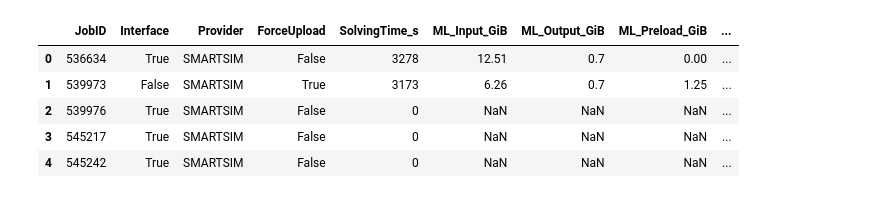
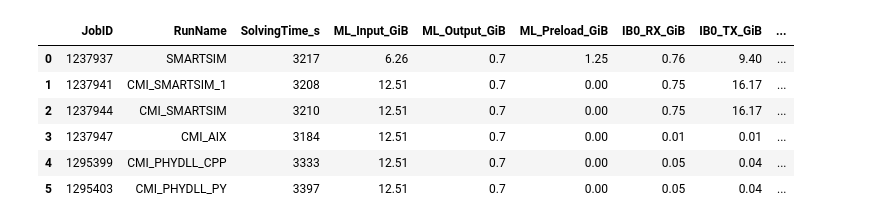
Before and after one commit to chrisb09/terrain_solver, a Jupyter notebook: analysis.ipynb, the cells around one changed output. Saved outputs shown, nothing was run; the diff lists cells and outputs as text; code cells hidden in the pictures.

```diff
--- a/analysis.ipynb
+++ b/analysis.ipynb
@@ -10,45 +10,51 @@ from pathlib import Path
 
 # --- Configuration ---
 LOGS_DIR = Path('logs')
-MIN_JOB_ID = 536634  # Set your threshold x here
+MIN_JOB_ID = 1237937
+
+def build_run_name(exp_path, content):
+    """Build a descriptive label: CMI_SMARTSIM_FORCE, CMI_PHYDLL_CPP, etc."""
+    is_cmi = '_cpp_interface_' in exp_path
+
+    if is_cmi:
+        m = re.search(r'_cpp_interface_([^_]+)_', exp_path)
+        provider = m.group(1).upper() if m else 'UNKNOWN'
+        name = f'CMI_{provider}'
+
+        if not is_cmi and 'force_terrain_upload' in exp_path and 'no_force_terrain_upload' not in exp_path:
+            name += '_FORCE'
+
+        if provider == 'PHYDLL':
+            if 'phydll_dl_client.py' in content:
+                name += '_PY'
+            elif 'phydll_dl_runtime' in content or 'dl_clients/build/phydll_dl_client' in content:
+                name += '_CPP'
+        return name
+    else:
+        return 'SMARTSIM'
 
 def parse_log_file(file_path):
     try:
         content = file_path.read_text(encoding='utf-8', errors='replace')
-    except Exception as e:
+    except Exception:
         return None
 
-    # Extract Job ID from filename
     match = re.search(r'mini_app_output_(\d+)\.txt', file_path.name)
-    if not match: return None
+    if not match:
+        return None
     job_id = int(match.group(1))
 
-    # Extract path to identify row characteristics
     path_match = re.search(r'Timing and parameters saved to: (.+)/timing_and_parameters\.txt', content)
     if not path_match:
         return None
 
     exp_path = path_match.group(1)
 
-    is_cpp_interface = '_cpp_interface_' in exp_path
-    force_terrain_upload = 'force_terrain_upload' in exp_path
-
-    provider = 'SMARTSIM' # default
-    if is_cpp_interface:
-        # Extract provider from _cpp_interface_<PROVIDER>_
-        provider_match = re.search(r'_cpp_interface_([^_]+)_', exp_path)
-        if provider_match:
-            provider = provider_match.group(1).upper()
-    elif '_SMARTSIM_' in exp_path:
-        provider = 'SMARTSIM'
-
-    # Extract Timings
     solving_time = None
     solving_match = re.search(r'Solving time: (\d+) seconds', content)
     if solving_match:
         solving_time = int(solving_match.group(1))
 
-    # Extract Resource Metrics
     def get_gib(pattern, text):
         m = re.search(pattern, text)
         return float(m.group(1)) if m else None
@@ -57,7 +63,6 @@ def parse_log_file(file_path):
     ml_output = get_gib(r'ml_output:\s+([0-9.]+) GiB', content)
     ml_preload = get_gib(r'ml_preload:([0-9.]+) GiB', content)
 
-    # Network Metrics (rx/tx)
     ib0_rx = None
     ib0_tx = None
     ib0_match = re.search(r'ib0: rx ([0-9.]+) GiB.*?, tx ([0-9.]+) GiB', content)
@@ -72,43 +77,53 @@ def parse_log_file(file_path):
         lo_rx = float(lo_match.group(1))
         lo_tx = float(lo_match.group(2))
 
+    run_name = build_run_name(exp_path, content)
+
+    # if run_name already exists in data, append a suffix to make it unique
+    existing_names = {row['RunName'] for row in data}
+    if run_name in existing_names:
+        suffix = 1
+        new_run_name = f"{run_name}_{suffix}"
+        while new_run_name in existing_names:
+            suffix += 1
+            new_run_name = f"{run_name}_{suffix}"
+        run_name = new_run_name
+
     return {
         'JobID': job_id,
-        'Interface': is_cpp_interface,
-        'Provider': provider,
-        'ForceUpload': force_terrain_upload,
+        'RunName': run_name,
         'SolvingTime_s': solving_time,
         'ML_Input_GiB': ml_input,
         'ML_Output_GiB': ml_output,
         'ML_Preload_GiB': ml_preload,
         'IB0_RX_GiB': ib0_rx,
         'IB0_TX_GiB': ib0_tx,
         'LO_RX_GiB': lo_rx,
-        'LO_TX_GiB': lo_tx
+        'LO_TX_GiB': lo_tx,
     }
 
 data = []
 for f in LOGS_DIR.glob('mini_app_output_*.txt'):
     job_id_match = re.search(r'mini_app_output_(\d+)\.txt', f.name)
     if job_id_match:
         jid = int(job_id_match.group(1))
         if jid >= MIN_JOB_ID:
             row = parse_log_file(f)
             if row:
                 data.append(row)
 
 if data:
     df = pd.DataFrame(data)
     df = df.sort_values('JobID').reset_index(drop=True)
 else:
     df = pd.DataFrame()
 
-# Display the result
 df
 # %% [output]
-|  | JobID | Interface | Provider | ForceUpload | SolvingTime_s | ML_Input_GiB | ML_Output_GiB | ML_Preload_GiB | ... |
-| 0 | 536634 | True | SMARTSIM | False | 3278 | 12.51 | 0.7 | 0.00 | ... |
-| 1 | 539973 | False | SMARTSIM | True | 3173 | 6.26 | 0.7 | 1.25 | ... |
-| 2 | 539976 | True | SMARTSIM | False | 0 | NaN | NaN | NaN | ... |
-| 3 | 545217 | True | SMARTSIM | False | 0 | NaN | NaN | NaN | ... |
-| 4 | 545242 | True | SMARTSIM | False | 0 | NaN | NaN | NaN | ... |
+|  | JobID | RunName | SolvingTime_s | ML_Input_GiB | ML_Output_GiB | ML_Preload_GiB | IB0_RX_GiB | IB0_TX_GiB | ... |
+| 0 | 1237937 | SMARTSIM | 3217 | 6.26 | 0.7 | 1.25 | 0.76 | 9.40 | ... |
+| 1 | 1237941 | CMI_SMARTSIM_1 | 3208 | 12.51 | 0.7 | 0.00 | 0.75 | 16.17 | ... |
+| 2 | 1237944 | CMI_SMARTSIM | 3210 | 12.51 | 0.7 | 0.00 | 0.75 | 16.17 | ... |
+| 3 | 1237947 | CMI_AIX | 3184 | 12.51 | 0.7 | 0.00 | 0.01 | 0.01 | ... |
+| 4 | 1295399 | CMI_PHYDLL_CPP | 3333 | 12.51 | 0.7 | 0.00 | 0.05 | 0.04 | ... |
+| 5 | 1295403 | CMI_PHYDLL_PY | 3397 | 12.51 | 0.7 | 0.00 | 0.05 | 0.04 | ... |
```
Also changed, not shown: parts of 5 cells of this notebook, 11 other files.
